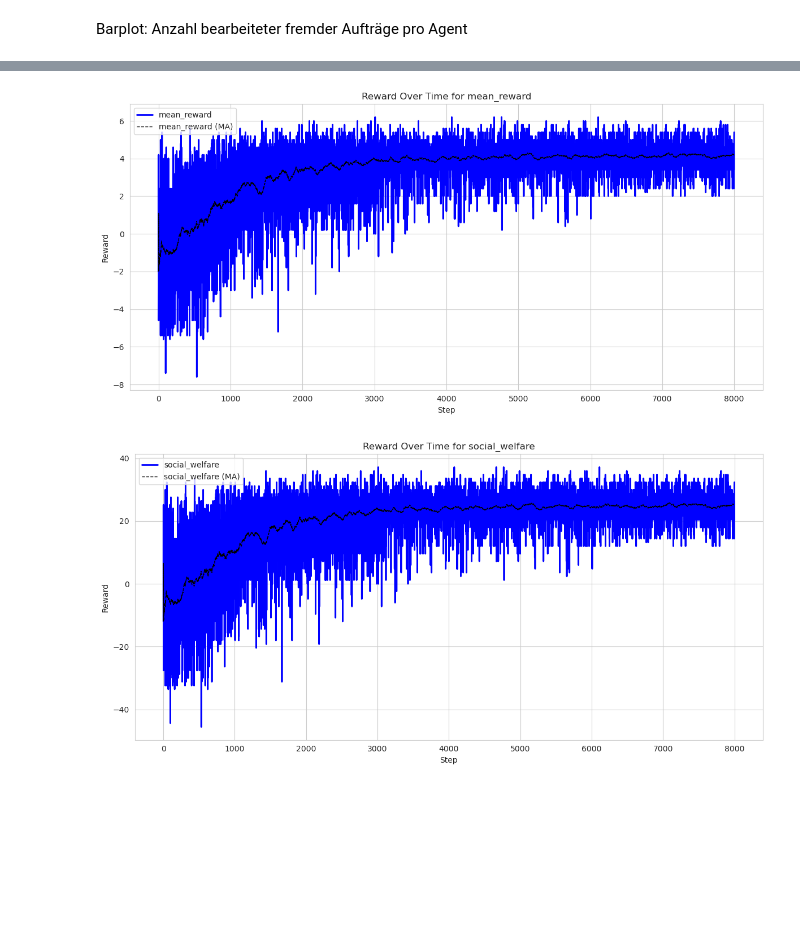
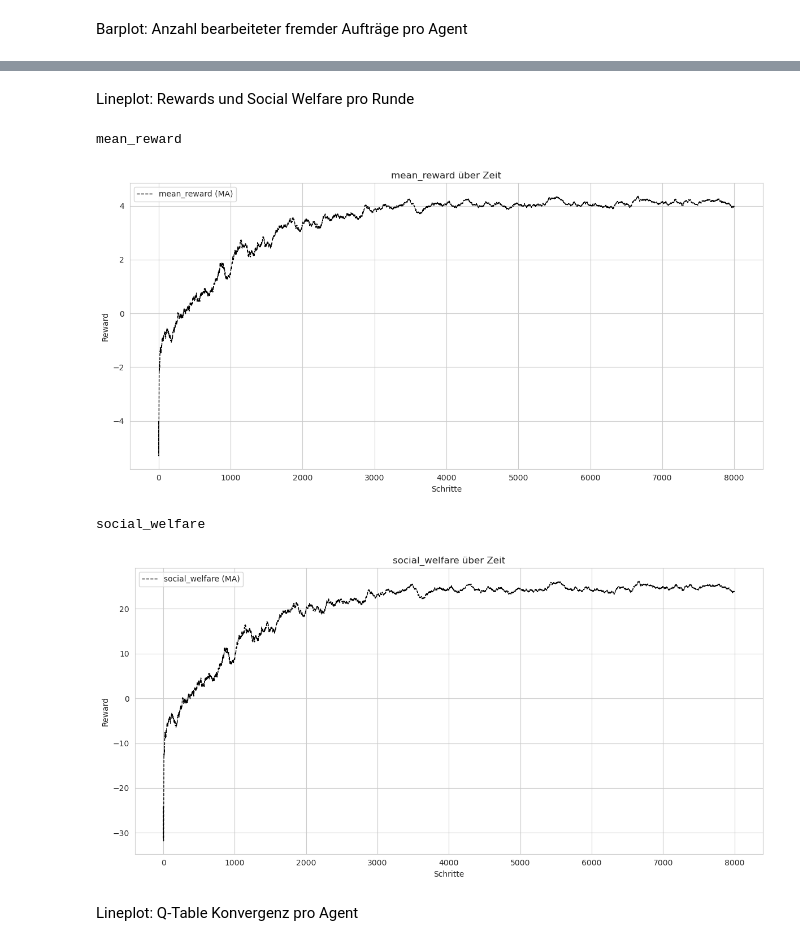
Before and after one commit to BlueSausage/FederatedComputeCluster, a Jupyter notebook: src/rl_environment_dynamik.ipynb, the cells around one changed output, grey strips where cells are left out. Saved outputs shown, nothing was run; the diff lists cells and outputs as text; code cells hidden in the pictures; blank space fills up the shorter version.

```diff
--- a/src/rl_environment_dynamik.ipynb
+++ b/src/rl_environment_dynamik.ipynb
@@ -20 +26,36 @@ Running simulation for 8000 steps...
+# %%
+if TEST:
+    import json
+    import numpy as np
+
+    def json_serial(obj):
+        if isinstance(obj, np.integer):
+            return int(obj)
+        if isinstance(obj, np.floating):
+            return float(obj)
+        if isinstance(obj, np.ndarray):
+            return obj.tolist()
+        raise TypeError(f"Type {type(obj)} not serializable")
+
+    with open("output/round_info_dynamik.json", "w") as f:
+        json.dump(round_info, f, default=json_serial, indent=2)
+
+    # write q_snapshots to json file
+    with open("output/q_snapshots_dynamik.json", "w") as f:
+        json.dump(q_snapshots, f, default=json_serial, indent=2)
+
+    with open("output/snap_steps_dynamik.json", "w") as f:
+        json.dump(snap_steps, f, default=json_serial, indent=2)
+else:
+    import json
+
+    with open("output/round_info_dynamik.json", "r") as f:
+        round_info = json.load(f)
+    round_info = {int(k): v for k, v in round_info.items()}
+
+    with open("output/q_snapshots_dynamik.json", "r") as f:
+        q_snapshots = json.load(f)
+
+    with open("output/snap_steps_dynamik.json", "r") as f:
+        snap_steps = json.load(f)
 # %% [markdown]
@@ -151,9 +213,15 @@ Plotting Rewards
+# %% [markdown]
+Lineplot: Rewards und Social Welfare pro Runde
 # %%
-plots.plot_reward_for("mean_reward", round_info)
-plots.plot_reward_for("social_welfare", round_info)
+plots.plot_reward_for("mean_reward", round_info, only_ma=True)
+plots.plot_reward_for("social_welfare", round_info, only_ma=True)
 # %% [output]
+mean_reward
-[figure, old version]
+[figure, new version]
+social_welfare
-[figure, old version]
+[figure, new version]
+# %% [markdown]
+Lineplot: Q-Table Konvergenz pro Agent
 # %%
 print("Plotting Q-Table Convergance")
 plots.plot_q_convergance(q_snapshots, snap_steps)
```
Also changed, not shown: parts of 22 cells of this notebook, 10 other files.
